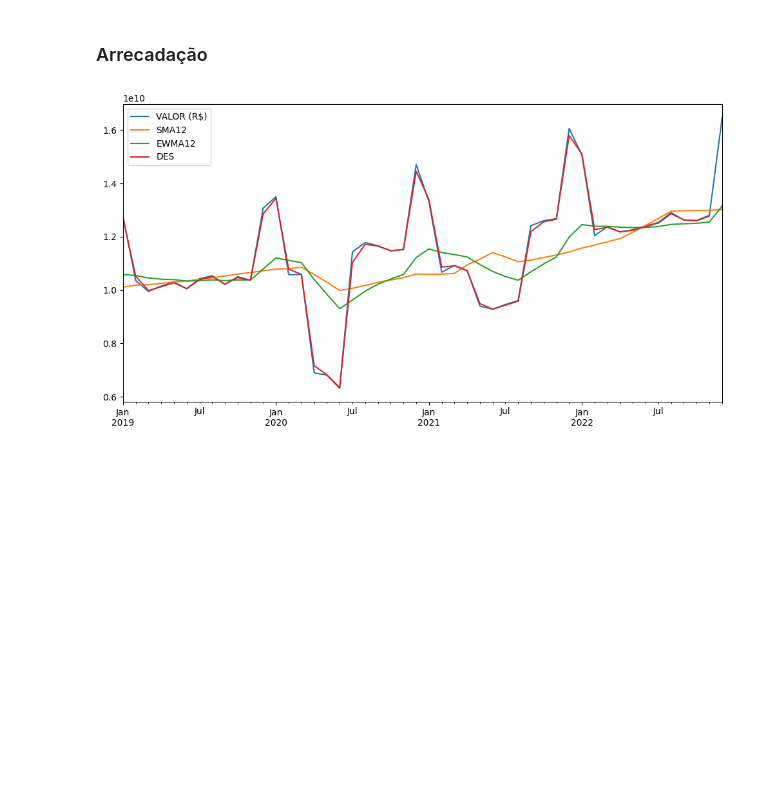
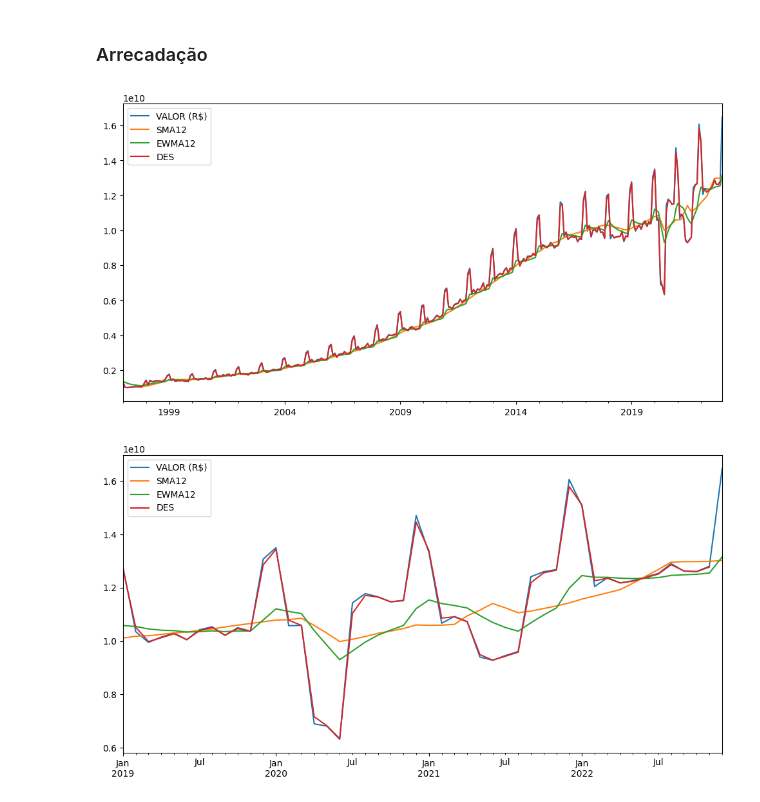
Before and after one commit to avellar1975/TCC_PUC_MINAS, a Jupyter notebook: tcc.ipynb, the cells around one changed output. Saved outputs shown, nothing was run; the diff lists cells and outputs as text; code cells hidden in the pictures; blank space fills up the shorter version.

```diff
--- a/tcc.ipynb
+++ b/tcc.ipynb
@@ -384,6 +360,11 @@ ax.set(xlabel='');
 from statsmodels.tsa.holtwinters import ExponentialSmoothing
 # %%
 df_arrec['DES'] = ExponentialSmoothing(df_arrec['VALOR (R$)'], trend='add').fit().fittedvalues.shift(-1)
+# %%
+ax = df_arrec[['VALOR (R$)', 'SMA12', 'EWMA12', 'DES']].plot(figsize=(12,6))
+ax.set(xlabel='');
+# %% [output]
+[figure, added]
 # %%
 ax = df_arrec[['VALOR (R$)', 'SMA12', 'EWMA12', 'DES']].iloc[-48:].plot(figsize=(12,6))
 ax.set(xlabel='');
```
Also changed, not shown: parts of 55 cells of this notebook, 2 other files.
